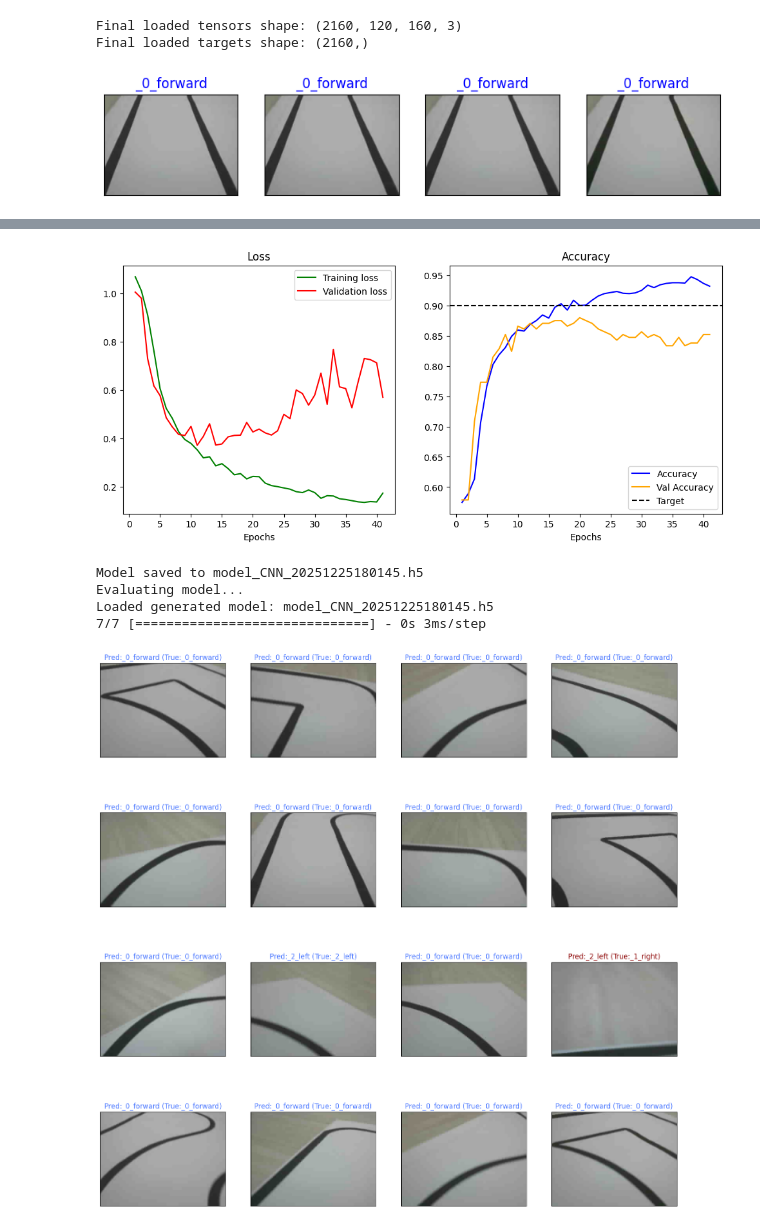
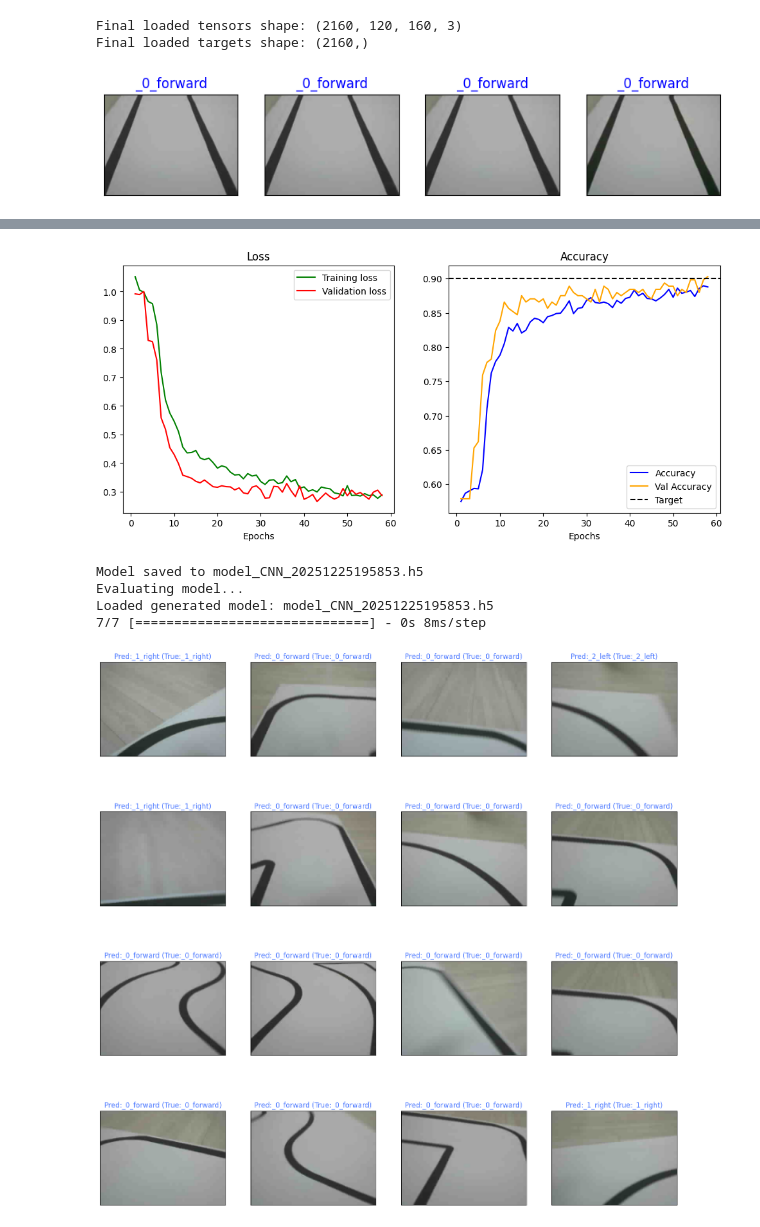
Before and after one commit to Nukcanon/machine_learning, a Jupyter notebook: ESP32_autonomous_driving/cnn_training.ipynb, the cells around one changed output, grey strips where cells are left out. Cells and saved outputs as stored; diff of their text form; code cells hidden in the pictures.

```diff
--- a/ESP32_autonomous_driving/cnn_training.ipynb
+++ b/ESP32_autonomous_driving/cnn_training.ipynb
@@ -50,6 +50,7 @@ from sklearn.model_selection import train_test_split
 import tensorflow as tf
 from tensorflow.keras.models import load_model
 from tensorflow.keras.callbacks import EarlyStopping
+from tensorflow.keras.preprocessing.image import ImageDataGenerator
 
 # ---------------------------------------------------------
 # 3. 데이터 로드 및 전처리
@@ -241,14 +242,21 @@ early_stop_acc = EarlyStopping(
 TARGET_ACCURACY = 0.90
 target_acc_callback = ReachTargetAccuracy(target_acc=TARGET_ACCURACY)
 
+datagen = ImageDataGenerator(
+    width_shift_range=0.05,
+    height_shift_range=0.05,
+    zoom_range=0.05,
+    fill_mode='nearest'
+)
+
 print("Starting training...")
 
 callbacks_list = [early_stop_loss, early_stop_acc, target_acc_callback]
 
 history = model.fit(
-    x_train, y_train,
-    batch_size=32,
+    datagen.flow(x_train, y_train, batch_size=32),
     validation_data=(x_valid, y_valid),
+    steps_per_epoch=len(x_train) // 32,
     epochs=100,
     callbacks=callbacks_list
 )
@@ -348,6 +356,6 @@ Epoch 41: early stopping
-[figure, old version]
+[figure, new version]
-Model saved to model_CNN_20251225180145.h5
+Model saved to model_CNN_20251225195853.h5
 Evaluating model...
-Loaded generated model: model_CNN_20251225180145.h5
-7/7 [==============================] - 0s 3ms/step
+Loaded generated model: model_CNN_20251225195853.h5
+7/7 [==============================] - 0s 8ms/step
-[figure, old version]
+[figure, new version]
```
Also changed, not shown: parts of 1 cell of this notebook, 1 other file.
